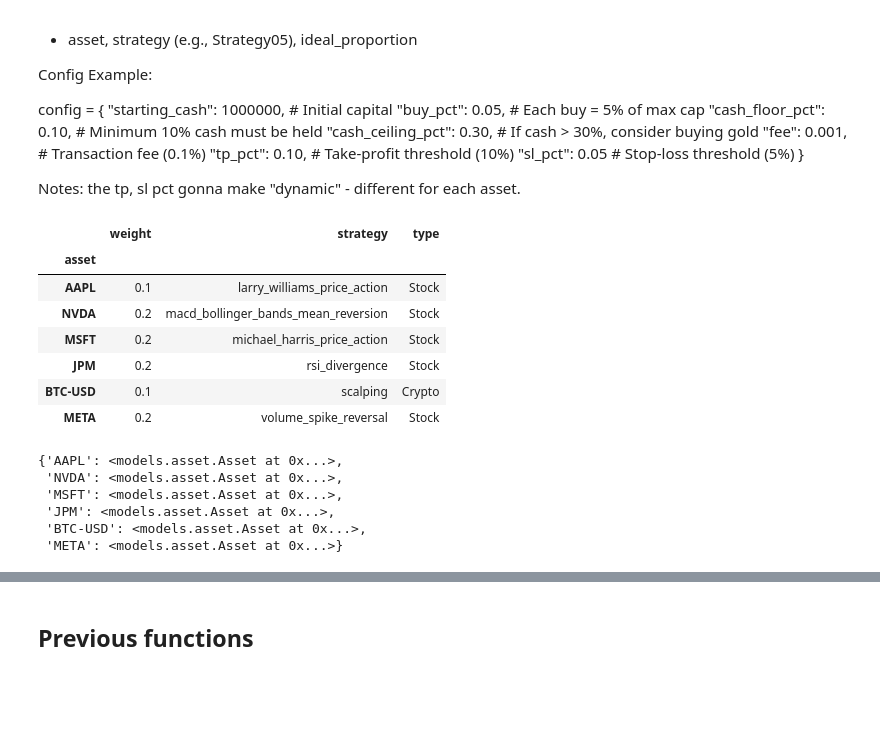
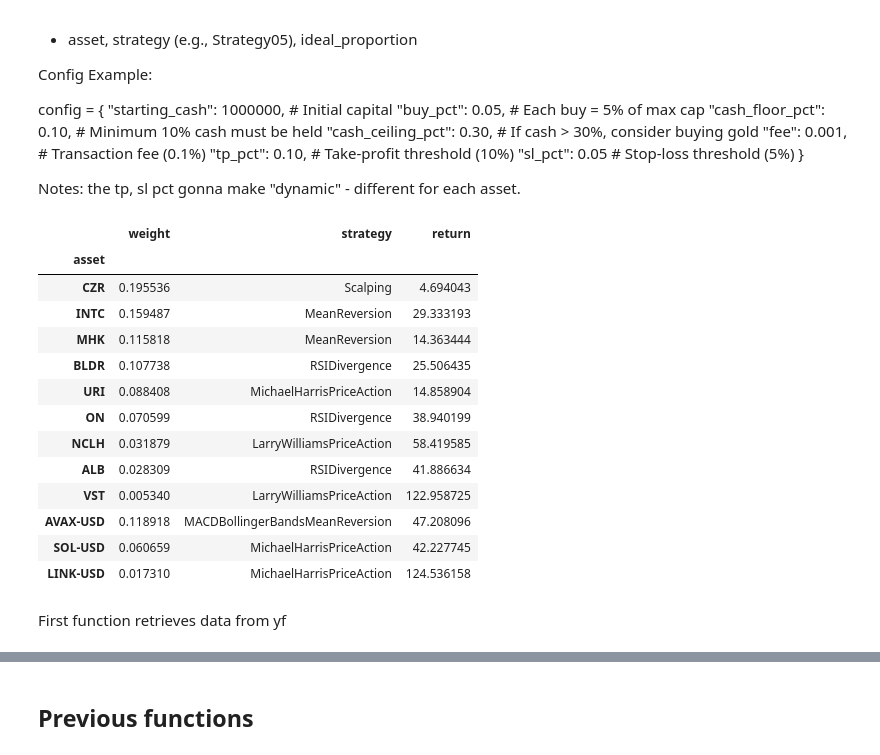
Before and after one commit to shaeanneeu/cryptoto, a Jupyter notebook: notebooks/autotrade_mechanism.ipynb, the cells around one changed output, grey strips where cells are left out. Saved outputs shown, nothing was run; the diff lists cells and outputs as text; code cells hidden in the pictures; blank space fills up the shorter version.

Commit message:
link automech to asset_strat, add AR model for exp return

```diff
--- a/notebooks/autotrade_mechanism.ipynb
+++ b/notebooks/autotrade_mechanism.ipynb
@@ -35,50 +36,38 @@ Notes: the tp, sl pct gonna make "dynamic" - different for each asset.
 # %%
 # Create some sample data to try now
 config = {
     "starting_cash": 1000000,        # Initial capital
     "buy_pct": 0.05,               # Each buy = 5% of max cap
     "cash_floor_pct": 0.10,        # Minimum 10% cash must be held
     "tp_pct": 0.10,                # Take-profit threshold (10%)
     "sl_pct": 0.05                 # Stop-loss threshold (5%)
 }
 
 filename_to_classname = {
     'larry_williams_price_action': 'LarryWilliamsPriceAction',
     'macd_bollinger_bands_mean_reversion': 'MACDBollingerBandsMeanReversion',
     'michael_harris_price_action' : 'MichaelHarrisPriceAction',
     'rsi_divergence': 'RSIDivergence',
     'scalping': 'Scalping',
     'volume_spike_reversal': 'VolumeSpikeReversal'
 }
 
-strategy_map_raw = {
-    "asset": ["AAPL", "NVDA", "MSFT", "JPM", "BTC-USD", "META"],
-    "weight": [0.1, 0.2, 0.2, 0.2, 0.1, 0.2],
-    "strategy": ["larry_williams_price_action", "macd_bollinger_bands_mean_reversion",
-                 "michael_harris_price_action", "rsi_divergence", "scalping",
-                 "volume_spike_reversal"],
-    "type": ["Stock", "Stock", "Stock", "Stock", "Crypto", "Stock"]
-}
-
-strategy_map = pd.DataFrame(strategy_map_raw).set_index("asset")
+strategy_map = pd.read_csv("../data/processed/asset_strategies.csv").set_index("asset")
 strategy_map
 # %% [output]
-|  | weight | strategy | type |
+|  | weight | strategy | return |
 | asset |  |  |  |
-| AAPL | 0.1 | larry_williams_price_action | Stock |
-| NVDA | 0.2 | macd_bollinger_bands_mean_reversion | Stock |
-| MSFT | 0.2 | michael_harris_price_action | Stock |
-| JPM | 0.2 | rsi_divergence | Stock |
-| BTC-USD | 0.1 | scalping | Crypto |
-| META | 0.2 | volume_spike_reversal | Stock |
+| CZR | 0.195536 | Scalping | 4.694043 |
+| INTC | 0.159487 | MeanReversion | 29.333193 |
+| MHK | 0.115818 | MeanReversion | 14.363444 |
+| BLDR | 0.107738 | RSIDivergence | 25.506435 |
+| URI | 0.088408 | MichaelHarrisPriceAction | 14.858904 |
+| ON | 0.070599 | RSIDivergence | 38.940199 |
+| NCLH | 0.031879 | LarryWilliamsPriceAction | 58.419585 |
+| ALB | 0.028309 | RSIDivergence | 41.886634 |
+| VST | 0.005340 | LarryWilliamsPriceAction | 122.958725 |
+| AVAX-USD | 0.118918 | MACDBollingerBandsMeanReversion | 47.208096 |
+| SOL-USD | 0.060659 | MichaelHarrisPriceAction | 42.227745 |
+| LINK-USD | 0.017310 | MichaelHarrisPriceAction | 124.536158 |
-# %%
-portfolio = Portfolio(tickers=strategy_map.index, start="2024-03-01", end="2025-03-01")
-# NOTE: yfinance excludes last day, so to include 28 Feb we must set end to 1 March
-portfolio.get_assets()
-# %% [output]
-{'AAPL': <models.asset.Asset at 0x...>,
- 'NVDA': <models.asset.Asset at 0x...>,
- 'MSFT': <models.asset.Asset at 0x...>,
- 'JPM': <models.asset.Asset at 0x...>,
- 'BTC-USD': <models.asset.Asset at 0x...>,
- 'META': <models.asset.Asset at 0x...>}
+# %% [markdown]
+First function retrieves data from yf
```
Also changed, not shown: parts of 11 cells of this notebook.
